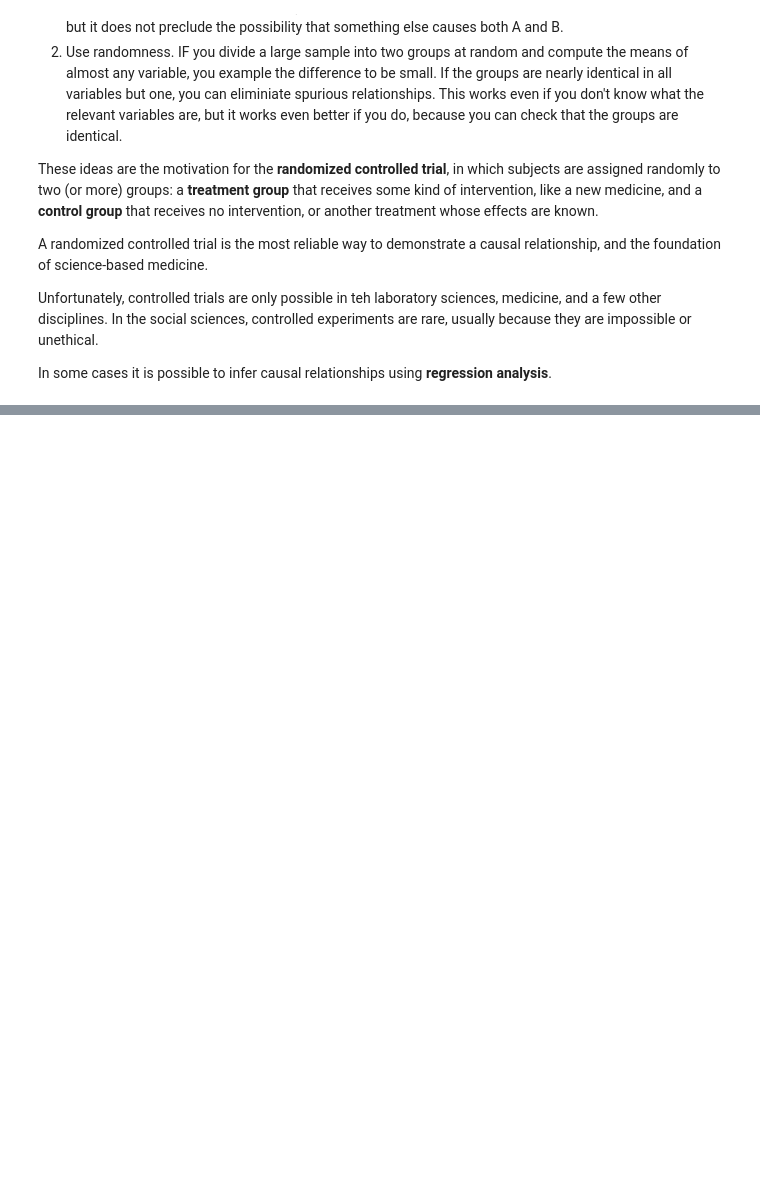
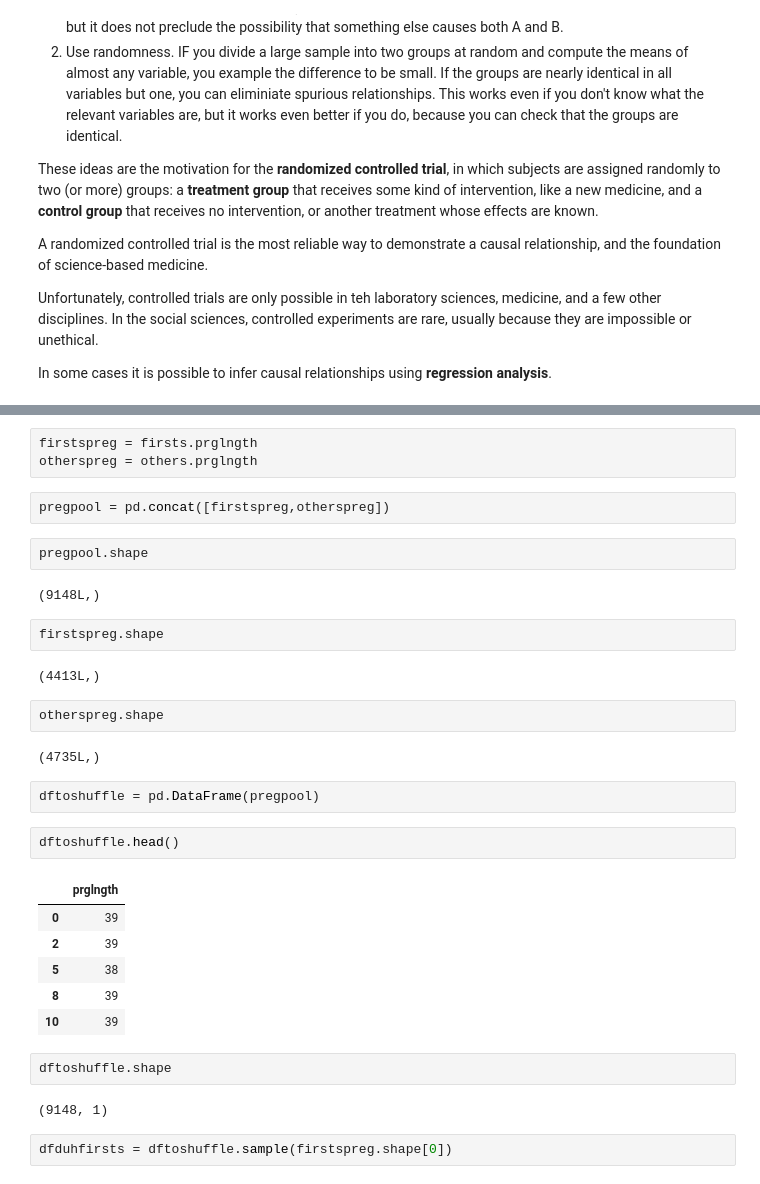
Before and after one commit to doolingdavid/ThinkStats2, a Jupyter notebook: code/notes.ipynb, the cells around one changed output, grey strips where cells are left out. Saved outputs shown, nothing was run; the diff lists cells and outputs as text; blank space fills up the shorter version.

```diff
--- a/code/notes.ipynb
+++ b/code/notes.ipynb
@@ -2635,0 +3236,34 @@ In some cases it is possible to infer causal relationships using **regression an
+# %%
+firstspreg = firsts.prglngth
+otherspreg = others.prglngth
+# %%
+pregpool = pd.concat([firstspreg,otherspreg])
+# %%
+pregpool.shape
+# %% [output]
+(9148L,)
+# %%
+firstspreg.shape
+# %% [output]
+(4413L,)
+# %%
+otherspreg.shape
+# %% [output]
+(4735L,)
+# %%
+dftoshuffle = pd.DataFrame(pregpool)
+# %%
+dftoshuffle.head()
+# %% [output]
+|  | prglngth |
+| 0 | 39 |
+| 2 | 39 |
+| 5 | 38 |
+| 8 | 39 |
+| 10 | 39 |
+# %%
+dftoshuffle.shape
+# %% [output]
+(9148, 1)
+# %%
+dfduhfirsts = dftoshuffle.sample(firstspreg.shape[0])
```
Also changed, not shown: parts of 21 cells of this notebook.
